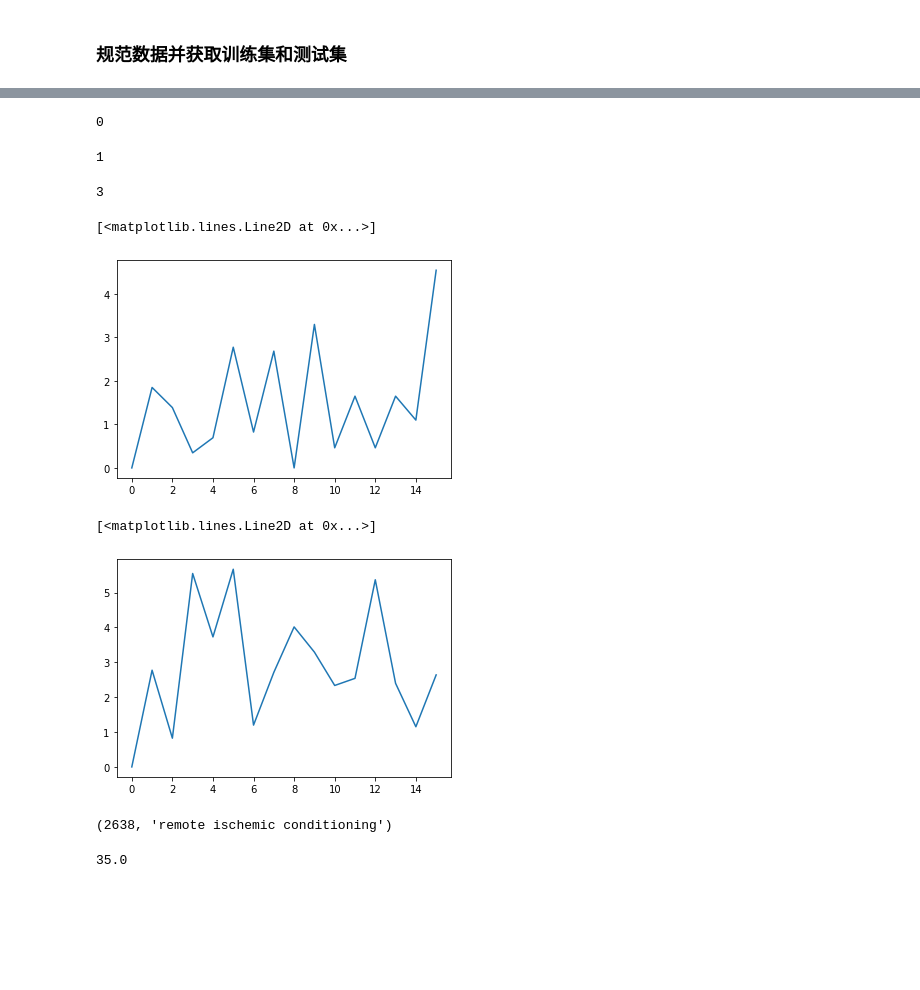
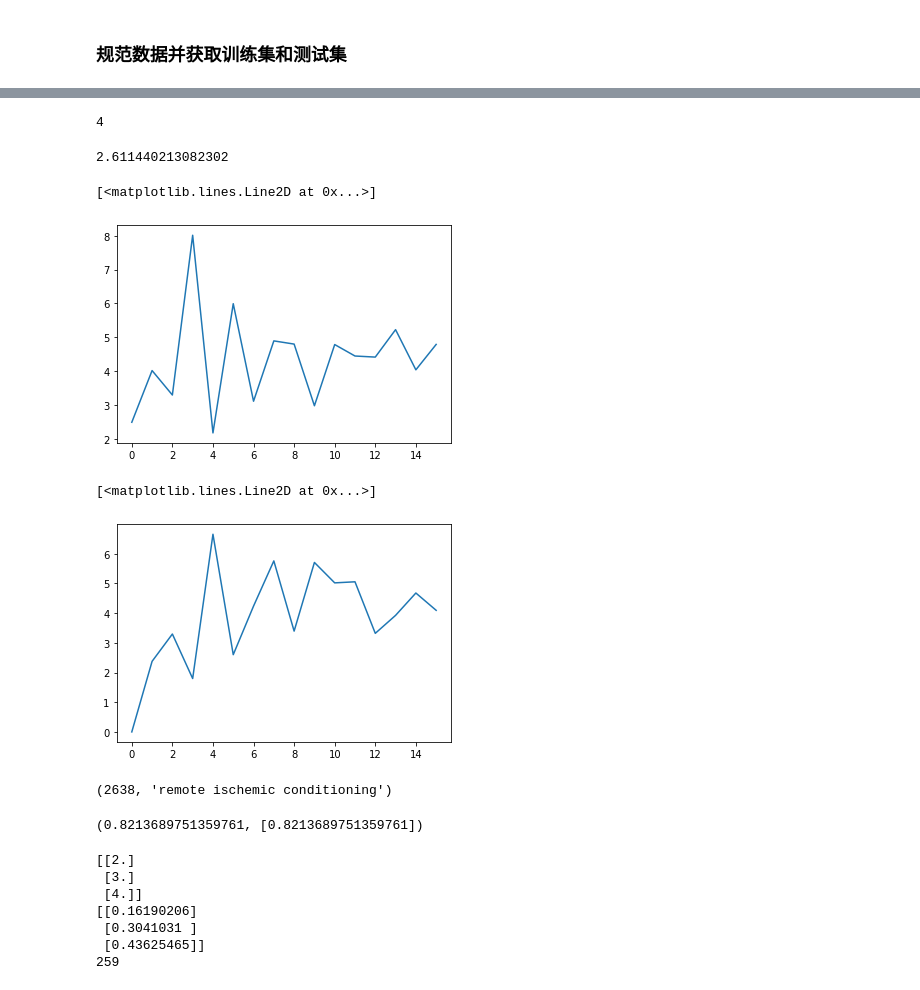
Before and after one commit to tomleung1996/Emerging_Topics_Prediction, a Jupyter notebook: ranking/lightgbm_ranking.ipynb, the cells around one changed output, grey strips where cells are left out. Drawn from its saved outputs; the diff is of its cells as text; code cells hidden in the pictures; blank space fills up the shorter version.

```diff
--- a/ranking/lightgbm_ranking.ipynb
+++ b/ranking/lightgbm_ranking.ipynb
@@ -214,7 +20,7 @@ def split_data_with_index(data, n_input, ratio):
 # (term_num, time_steps, feature_num)
 
 gene_arr_path = r'../output/gene_editing/result.array'
-transplant_arr_path = r'../output/transplant/result.array'
+transplant_arr_path = r'../output/transplant/old_school.array'
 
 gene_name_path = r'../output/gene_editing/ordered_list.list'
 transplant_name_path = r'../output/transplant/ordered_list.list'
@@ -348,35 +220,39 @@ sorted(range(len(y_test)), key=lambda k:y_test[k], reverse=True)
 # %%
-y_test[4839]
+y_test[89]
 # %% [output]
-0
+4
 # %%
-y_train[2638]
+y_pred[2638]
 # %% [output]
-1
+2.611440213082302
-# %%
-y_test[2638]
-# %% [output]
-3
 # %%
-plt.plot(transplant_arr[0, :, -2])
+plt.plot(transplant_arr[958, :, -2])
 # %% [output]
 [<matplotlib.lines.Line2D at 0x...>]
-[figure, old version]
+[figure, new version]
 # %%
-plt.plot(transplant_arr[2638, :, -2])
+plt.plot(transplant_arr[110, :, -2])
 # %% [output]
 [<matplotlib.lines.Line2D at 0x...>]
-[figure, old version]
+[figure, new version]
 # %%
 transplant_name[2638]
 # %% [output]
 (2638, 'remote ischemic conditioning')
-# %%
-sum(transplant_arr[0, :, 0])
-# %% [output]
-35.0
+# %%
+eval_model('ndcg', np.expand_dims(y_test,axis=1), np.expand_dims(y_pred, axis=1), None)
+# %% [output]
+(0.8213689751359761, [0.8213689751359761])
 # %%
-yt, yp = eval_model('classification', np.expand_dims(y_test, axis=1), np.expand_dims(y_pred, axis=1), None)
+yt, yp = eval_model2('classification', np.expand_dims(y_test, axis=1), np.expand_dims(y_pred, axis=1), None)
+# %% [output]
+[[2.]
+ [3.]
+ [4.]]
+[[0.16190206]
+ [0.3041031 ]
+ [0.43625465]]
+259
 # %%
 from sklearn.metrics import classification_report
 # %%
```
Also changed, not shown: parts of 18 cells of this notebook, 7 other files.
